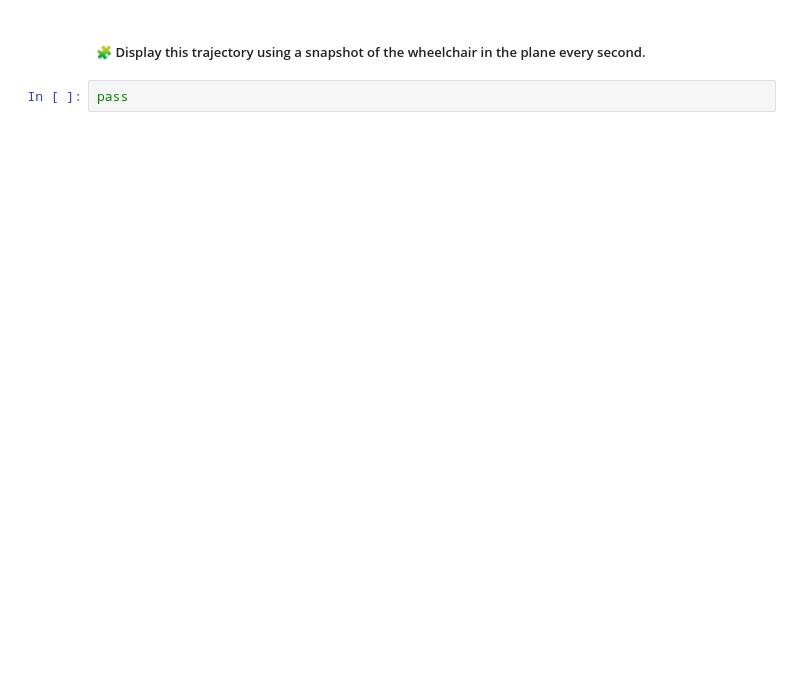
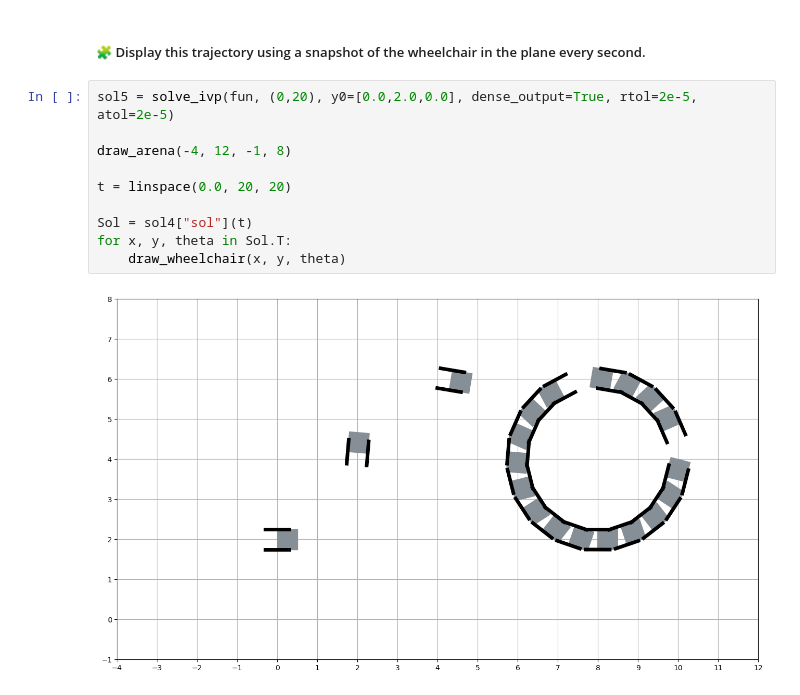
Before and after one commit to AchrafRachidi2000/control-engineering-with-python-project-2022-2023, a Jupyter notebook: Project-2.ipynb, the cells around one changed output. Saved outputs shown, nothing was run; the diff lists cells and outputs as text; blank space fills up the shorter version.

```diff
--- a/Project-2.ipynb
+++ b/Project-2.ipynb
@@ -639,4 +701,14 @@ pass
 # %% [markdown]
 ##### 🧩 Display this trajectory using a snapshot of the wheelchair in the plane every second.
-# %%
-pass
+# %%
+sol5 = solve_ivp(fun, (0,20), y0=[0.0,2.0,0.0], dense_output=True, rtol=2e-5, atol=2e-5)
+
+draw_arena(-4, 12, -1, 8)
+
+t = linspace(0.0, 20, 20)
+
+Sol = sol4["sol"](t)
+for x, y, theta in Sol.T:
+    draw_wheelchair(x, y, theta)
+# %% [output]
+[figure, added]
```
Also changed, not shown: parts of 5 cells of this notebook.
